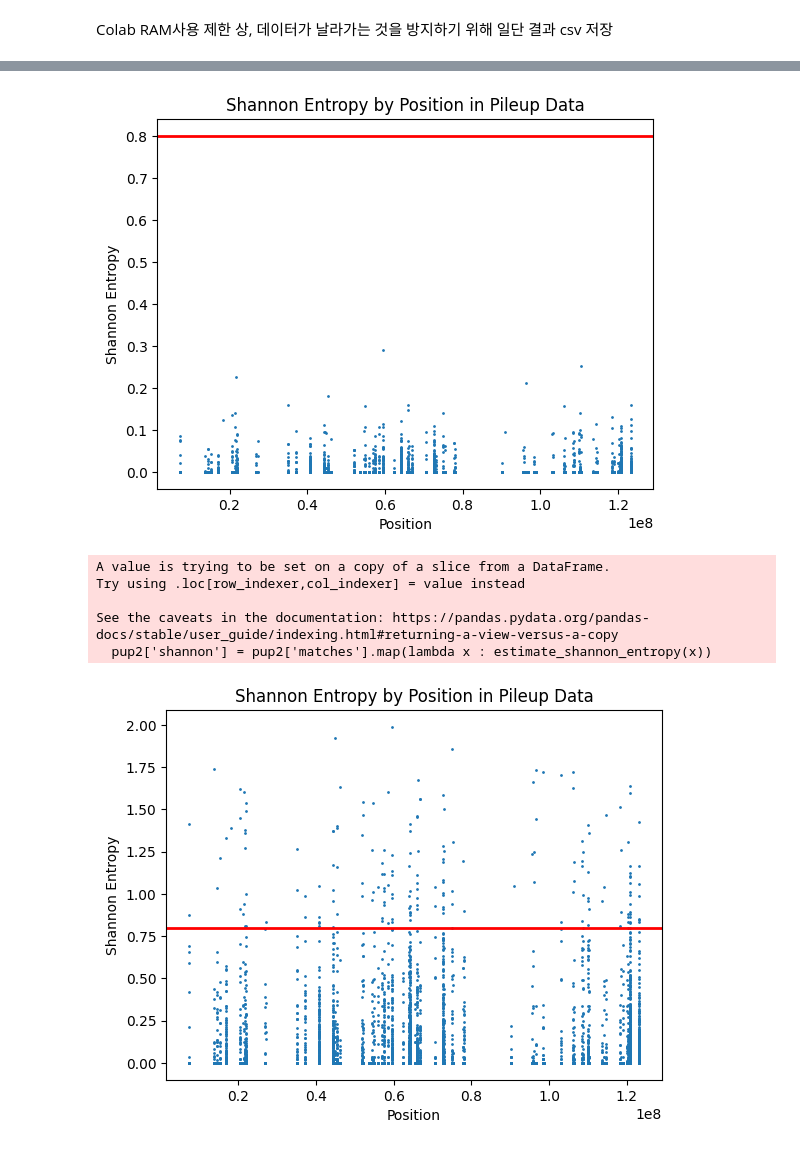
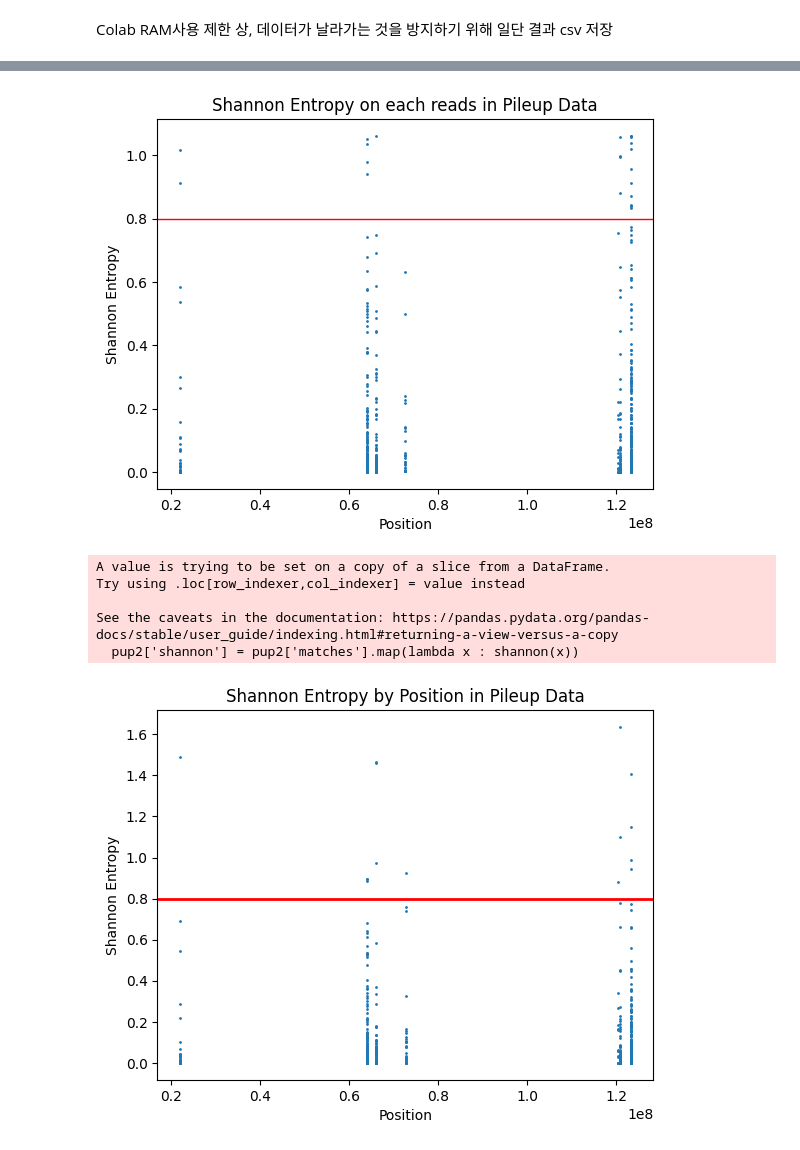
Before and after one commit to WoobeenJeong/miRNA_motif_finding, a Jupyter notebook: Project_003.ipynb, the cells around one changed output, grey strips where cells are left out. Cells and saved outputs as stored; diff of their text form; code cells hidden in the pictures.

```diff
--- a/Project_003.ipynb
+++ b/Project_003.ipynb
@@ -194,7 +220,7 @@ set(ATGCs)
 # %% [output]
 {'A', 'C', 'G', 'N', 'T'}
 # %%
-f50pileup['base_count'] = f50pileup['matches'].apply(lambda x: len([c for c in x if c.upper() in ('A', 'T', 'G', 'C','N')]))
+f50pileup['base_count'] = f50pileup['matches'].apply(lambda x: len([c for c in x if c.upper() in ('A', 'T', 'G', 'C')]))
 f50pileup.head()
 # %% [output]
 A value is trying to be set on a copy of a slice from a DataFrame.
@@ -247,5 +268,5 @@ array([   0,    1,    2, ..., 8064, 8606, 9319])
 # %%
-pup = f50pileup[f50pileup['base_count']>250]
+pup = f50pileup[f50pileup['base_count']>1500]
 # %%
 pup['base_count'].head()
 # %% [output]
@@ -273,5 +294,5 @@ Name: matches, Length: 6515, dtype: int64
 # %%
-pup['nonzero'] = pup['base_count']/pup['matches'].apply(len)
+pup['nonzero'] = pup['base_count']/pup['basereads'].apply(len)
 pup.head()
 # %% [output]
 A value is trying to be set on a copy of a slice from a DataFrame.
@@ -315,23 +342,18 @@ Name: shannon, dtype: float64
 # %%
-plt.scatter(pup['pos'], pup['shannon'],s=1)
+plt.scatter(grouped['pos'], grouped['shannon'],s=1)
 plt.xlabel('Position')
 plt.ylabel('Shannon Entropy')
-plt.title('Shannon Entropy by Position in Pileup Data')
-plt.axhline(0.8, c='red', linewidth=2)
+plt.title('Shannon Entropy on each reads in Pileup Data')
+plt.axhline(0.8, c='red', linewidth=1)
 plt.show()
 # %% [output]
-[figure, old version]
+[figure, new version]
 # %%
 import collections
-
 from scipy.stats import entropy
 
-def estimate_shannon_entropy(dna_sequence):
-    bases = collections.Counter([tmp_base for tmp_base in dna_sequence])
-    # define distribution
-    dist = [x/sum(bases.values()) for x in bases.values()]
-
-    # use scipy to calculate entropy
-    entropy_value = entropy(dist, base=2)
-
-    return entropy_value
+def shannon(seq):
+    tmp = collections.Counter([tmp_base for tmp_base in seq])
+    dist = [x/sum(tmp.values()) for x in tmp.values()]
+    result = entropy(dist, base=2)
+    return result
@@ -340,17 +360,16 @@ pup2 = pup
-# %%
-pup2['shannon'] = pup2['matches'].map(lambda x : estimate_shannon_entropy(x))
-# %% [output]
-A value is trying to be set on a copy of a slice from a DataFrame.
-Try using .loc[row_indexer,col_indexer] = value instead
-
-See the caveats in the documentation: https://pandas.pydata.org/pandas-docs/stable/user_guide/indexing.html#returning-a-view-versus-a-copy
-  pup2['shannon'] = pup2['matches'].map(lambda x : estimate_shannon_entropy(x))
 # %%
+pup2 = pup
+pup2['shannon'] = pup2['matches'].map(lambda x : shannon(x))
 plt.scatter(pup2['pos'], pup2['shannon'],s=1)
 plt.xlabel('Position')
 plt.ylabel('Shannon Entropy')
 plt.title('Shannon Entropy by Position in Pileup Data')
 plt.axhline(0.8, c='red', linewidth=2)
 plt.show()
 # %% [output]
+A value is trying to be set on a copy of a slice from a DataFrame.
+Try using .loc[row_indexer,col_indexer] = value instead
+
+See the caveats in the documentation: https://pandas.pydata.org/pandas-docs/stable/user_guide/indexing.html#returning-a-view-versus-a-copy
+  pup2['shannon'] = pup2['matches'].map(lambda x : shannon(x))
-[figure, old version]
+[figure, new version]
```
Also changed, not shown: parts of 38 cells of this notebook.
